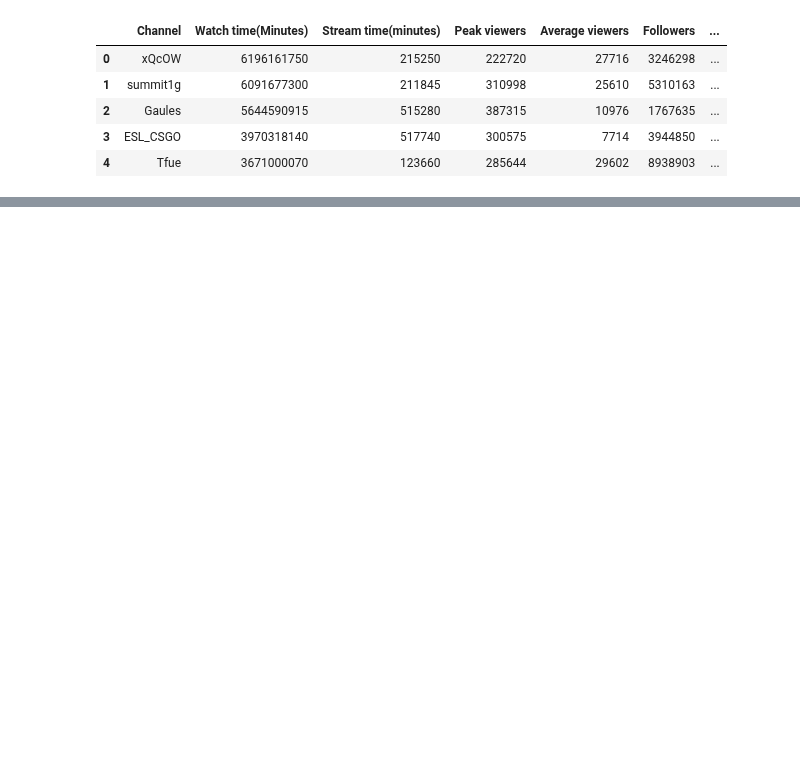
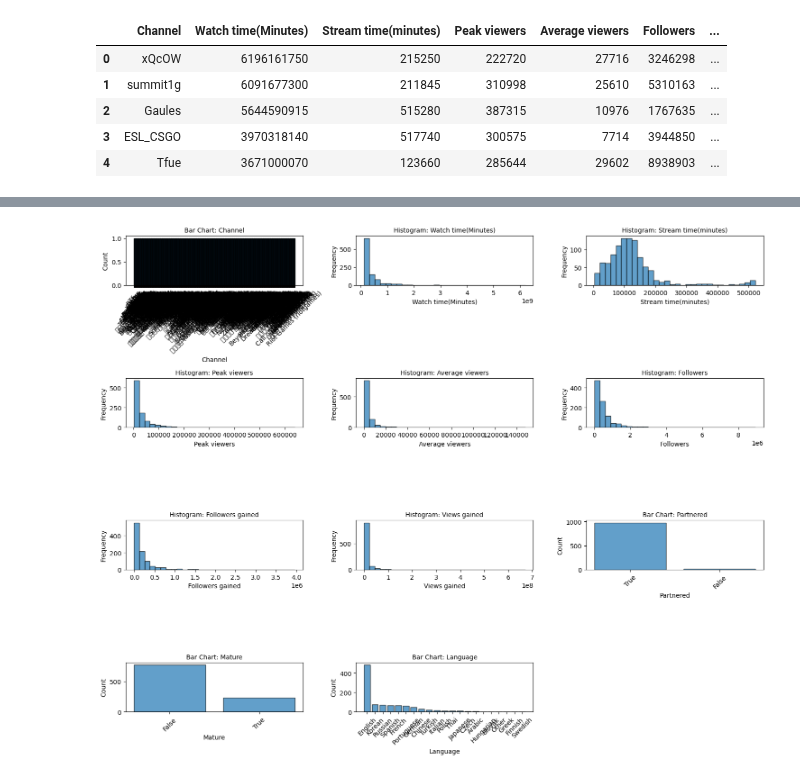
Before and after one commit to datasheng/CSC460_Anour_Ibrahim, a Jupyter notebook: hw4/eda.ipynb, the cells around one changed output, grey strips where cells are left out. Cells and saved outputs as stored; diff of their text form; code cells hidden in the pictures; blank space fills up the shorter version.

Commit message:
histogram

```diff
--- a/hw4/eda.ipynb
+++ b/hw4/eda.ipynb
@@ -4,5 +4,5 @@ import numpy as np
 import matplotlib.pyplot as plt
 import seaborn as sns
 # %%
-data=pd.read_csv('twitchdata-update.csv')
+df=pd.read_csv('twitchdata-update.csv')
 # %%
@@ -19,0 +50,31 @@ TypeError: 'tuple' object is not callable
+# %%
+# Create 1-dimensional histograms for each variable
+plt.figure(figsize=(15, 12))
+
+# Get all columns (both numerical and categorical)
+all_columns = df.columns.tolist()
+
+# Create subplots for each column
+for i, column in enumerate(all_columns, 1):
+    plt.subplot(4, 3, i)  # 4x3 grid layout
+
+    # Check if column is numerical or categorical
+    if df[column].dtype in ['int64', 'float64']:
+        # For numerical columns, create histogram
+        plt.hist(df[column], bins=30, alpha=0.7, edgecolor='black')
+        plt.title(f'Histogram: {column}', fontsize=10)
+        plt.xlabel(column)
+        plt.ylabel('Frequency')
+    else:
+        # For categorical columns, create bar plot of value counts
+        value_counts = df[column].value_counts()
+        plt.bar(range(len(value_counts)), value_counts.values, alpha=0.7, edgecolor='black')
+        plt.title(f'Bar Chart: {column}', fontsize=10)
+        plt.xlabel(column)
+        plt.ylabel('Count')
+        plt.xticks(range(len(value_counts)), value_counts.index, rotation=45)
+
+plt.tight_layout()
+plt.show()
+# %% [output]
+[figure, added]
```
Also changed, not shown: parts of 4 cells of this notebook.
